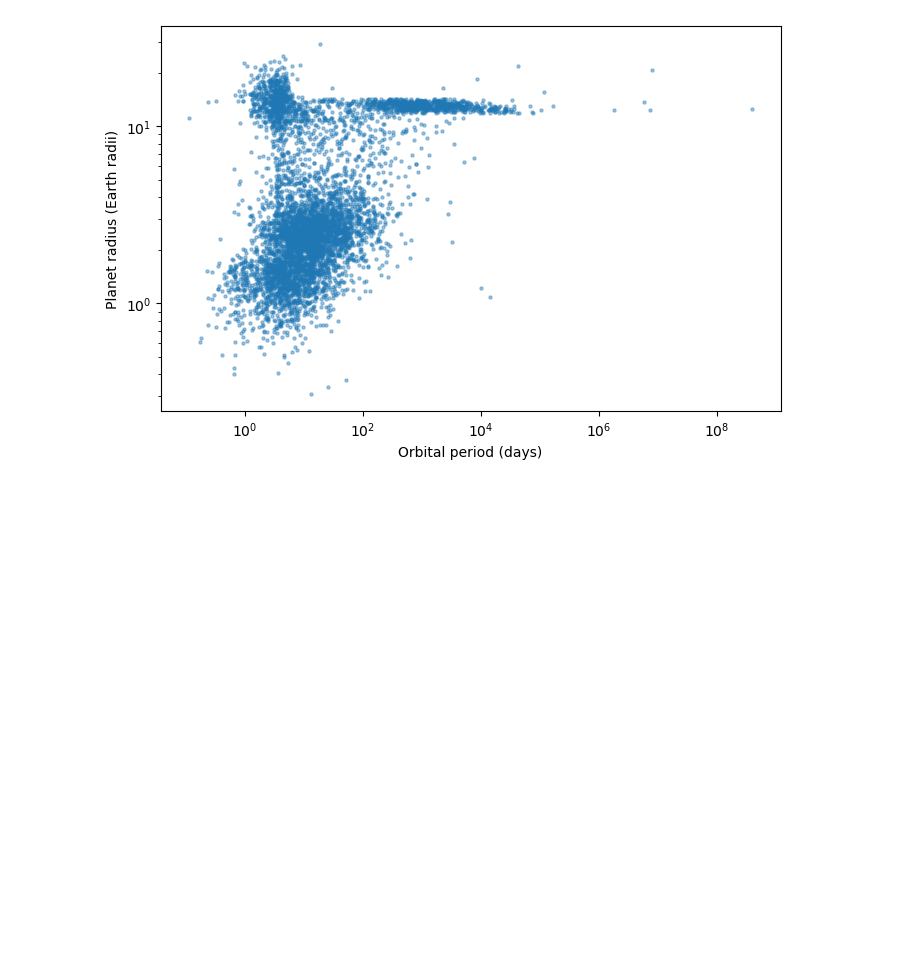
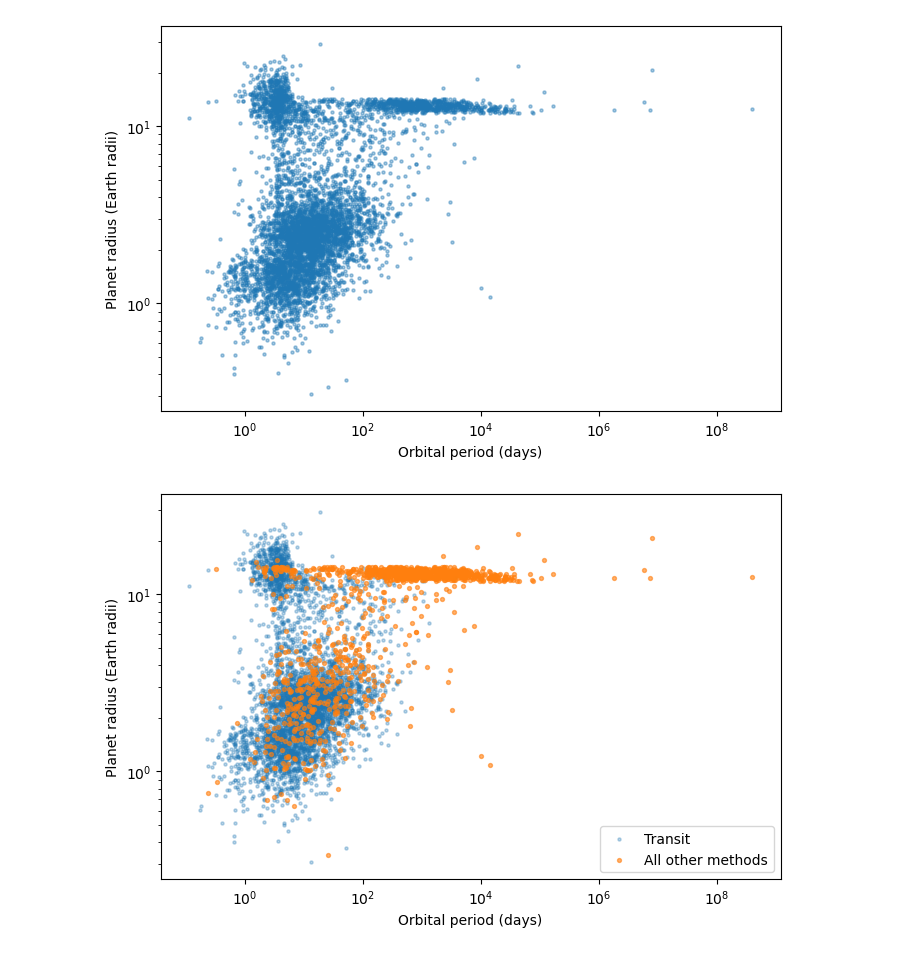
Before and after one commit to jiyap9646-afk/exoplanet-blind-spots, a Jupyter notebook: notebooks/01_explore_catalog.ipynb, the cells around one changed output. Drawn from its saved outputs; the diff is of its cells as text; code cells hidden in the pictures; blank space fills up the shorter version.

Commit message:
Colour scatter plot by discovery method

```diff
--- a/notebooks/01_explore_catalog.ipynb
+++ b/notebooks/01_explore_catalog.ipynb
@@ -99,3 +99,18 @@ plt.ylabel("Planet radius (Earth radii)")
 plt.show()
 # %% [output]
 [figure]
+# %%
+transit = df[df["discoverymethod"] == "Transit"]
+other = df[df["discoverymethod"] != "Transit"]
+
+plt.figure(figsize=(8, 5))
+plt.scatter(transit["pl_orbper"], transit["pl_rade"], s=5, alpha=0.3, label="Transit")
+plt.scatter(other["pl_orbper"], other["pl_rade"], s=8, alpha=0.6, label="All other methods")
+plt.xscale("log")
+plt.yscale("log")
+plt.xlabel("Orbital period (days)")
+plt.ylabel("Planet radius (Earth radii)")
+plt.legend()
+plt.show()
+# %% [output]
+[figure, added]
```
